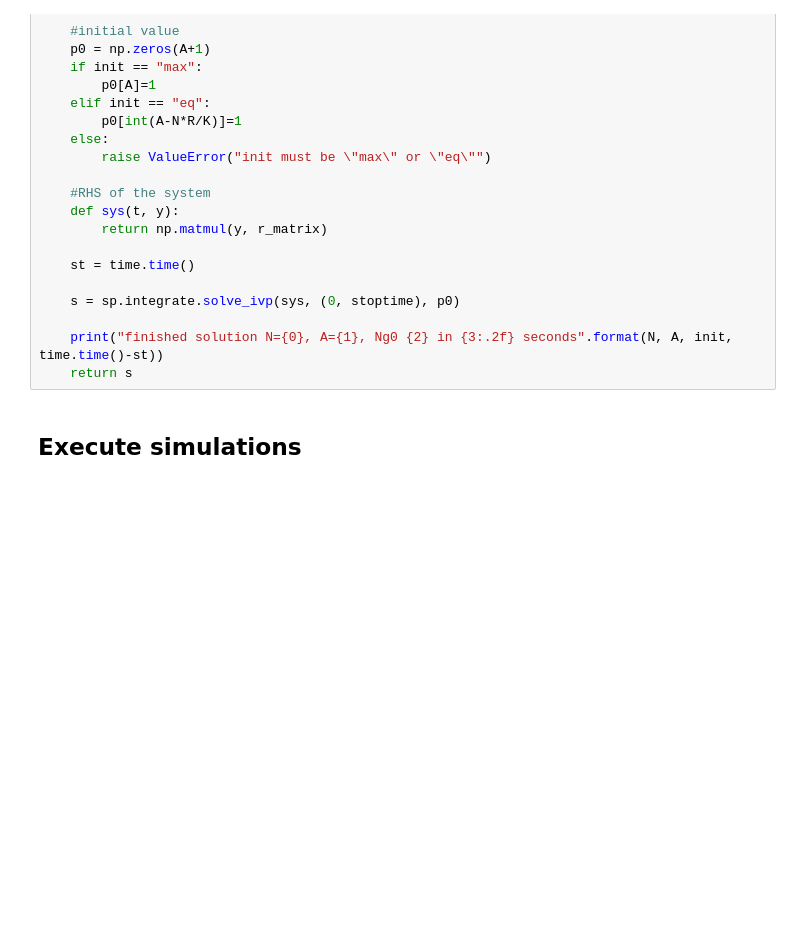
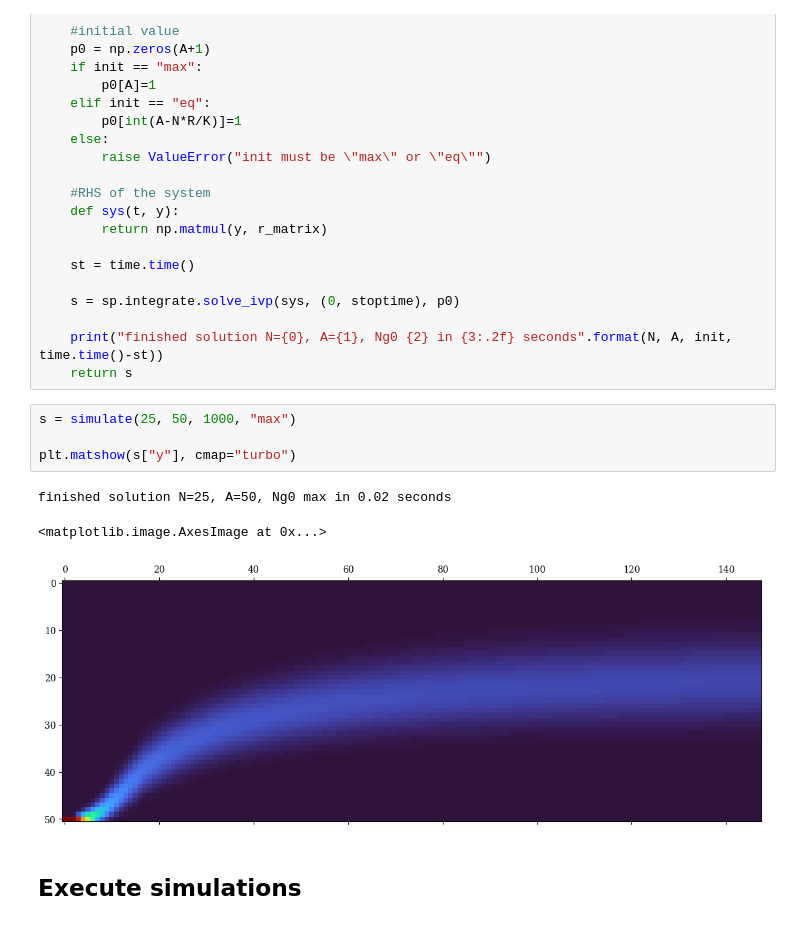
Before and after one commit to ELFREELAND/minecraft_sheep, a Jupyter notebook: stochastic/stochastic_model_kolmogorov.ipynb, the cells around one changed output. Drawn from its saved outputs; the diff is of its cells as text; blank space fills up the shorter version.

```diff
--- a/stochastic/stochastic_model_kolmogorov.ipynb
+++ b/stochastic/stochastic_model_kolmogorov.ipynb
@@ -88,6 +88,14 @@ def simulate(N, A, stoptime, init):
 
     print("finished solution N={0}, A={1}, Ng0 {2} in {3:.2f} seconds".format(N, A, init, time.time()-st))
     return s
+# %%
+s = simulate(25, 50, 1000, "max")
+
+plt.matshow(s["y"], cmap="turbo")
+# %% [output]
+finished solution N=25, A=50, Ng0 max in 0.02 seconds
+<matplotlib.image.AxesImage at 0x...>
+[figure, added]
 # %% [markdown]
 ## Execute simulations
 # %%
```
Also changed, not shown: 7 other files.
